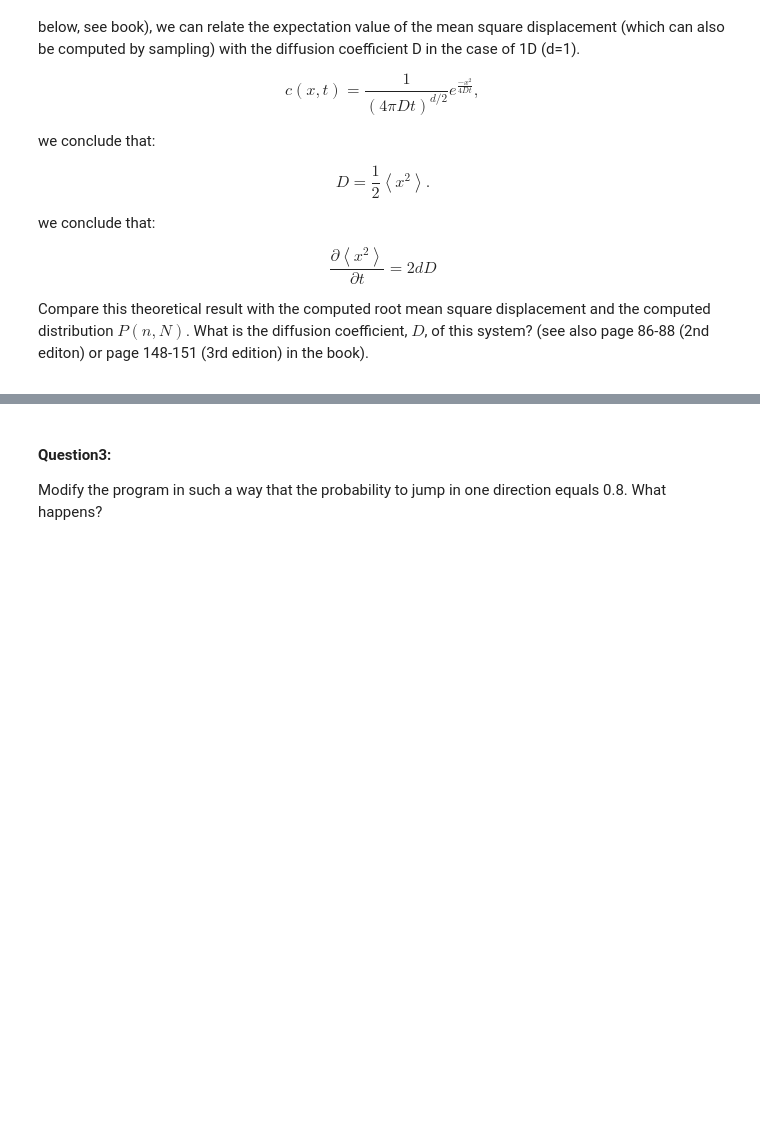
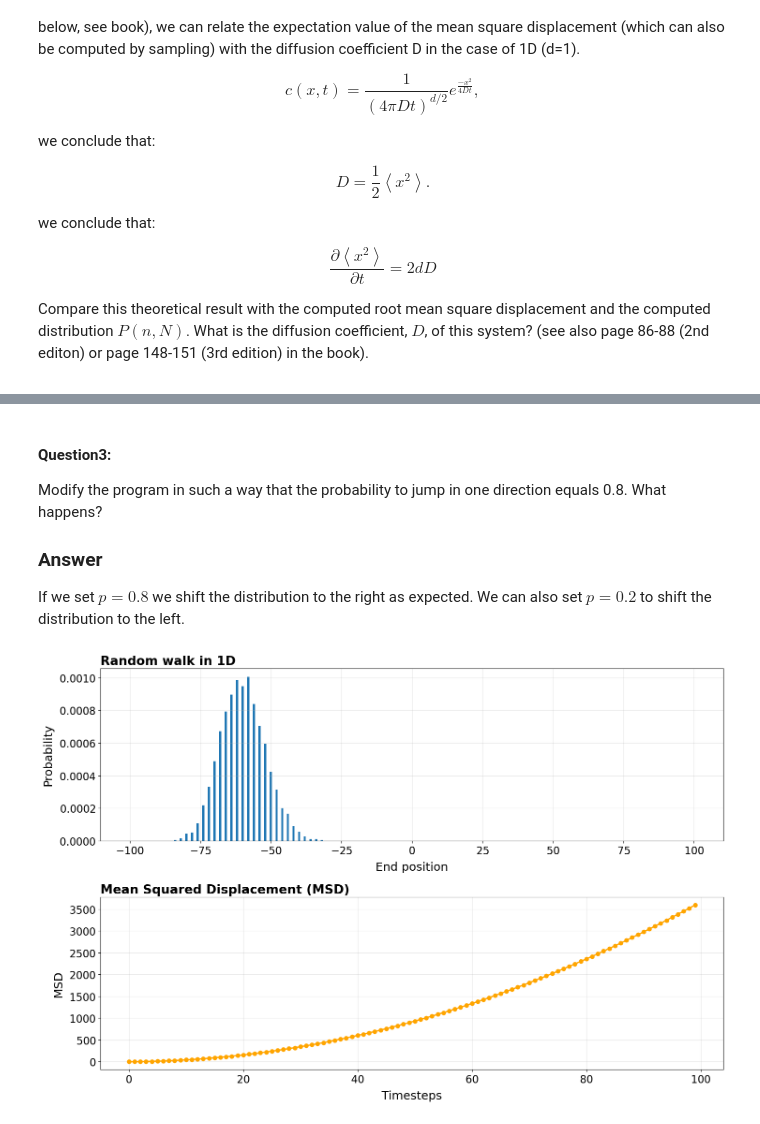
Before and after one commit to AaronDinesh/CH-490, a Jupyter notebook: Block1/4_random_walk_1d.ipynb, the cells around one changed output, grey strips where cells are left out. Cells and saved outputs as stored; diff of their text form; code cells hidden in the pictures; blank space fills up the shorter version.

```diff
--- a/Block1/4_random_walk_1d.ipynb
+++ b/Block1/4_random_walk_1d.ipynb
@@ -270,3 +260,6 @@ fig.tight_layout()
 
 Modify the program in such a way that the probability to jump in one direction equals 0.8. What happens?
 </div>
+
+### Answer
+If we set $p=0.8$ we shift the distribution to the right as expected. We can also set $p=0.2$ to shift the distribution to the left.
@@ -275,0 +266,23 @@ Modify the program in such a way that the probability to jump in one direction e
+# %%
+p=0.8
+walk, msd = randomWalk1D(numberOfCycles, jumpsPerCycle, p)
+
+fig, ax = plt.subplots(2, figsize=(15, 10))
+
+# Plot 1: Position distribution
+ax[0].bar(np.arange(-jumpsPerCycle, jumpsPerCycle + 1), walk)
+ax[0].set_title("Random walk in 1D", weight="bold", loc="left")
+ax[0].set_xlabel("End position")
+ax[0].set_ylabel("Probability")
+ax[0].grid(alpha=0.3)
+
+# Plot 2: Mean Squared Displacement (MSD)
+ax[1].plot(msd, color="orange", lw=2, label="Mean Squared Displacement", marker="o")
+ax[1].set_title("Mean Squared Displacement (MSD)", weight="bold", loc="left")
+ax[1].set_xlabel("Timesteps")
+ax[1].set_ylabel("MSD")
+ax[1].grid(alpha=0.3)
+
+fig.tight_layout()
+# %% [output]
+[figure, added]
```
Also changed, not shown: parts of 6 cells of this notebook.
